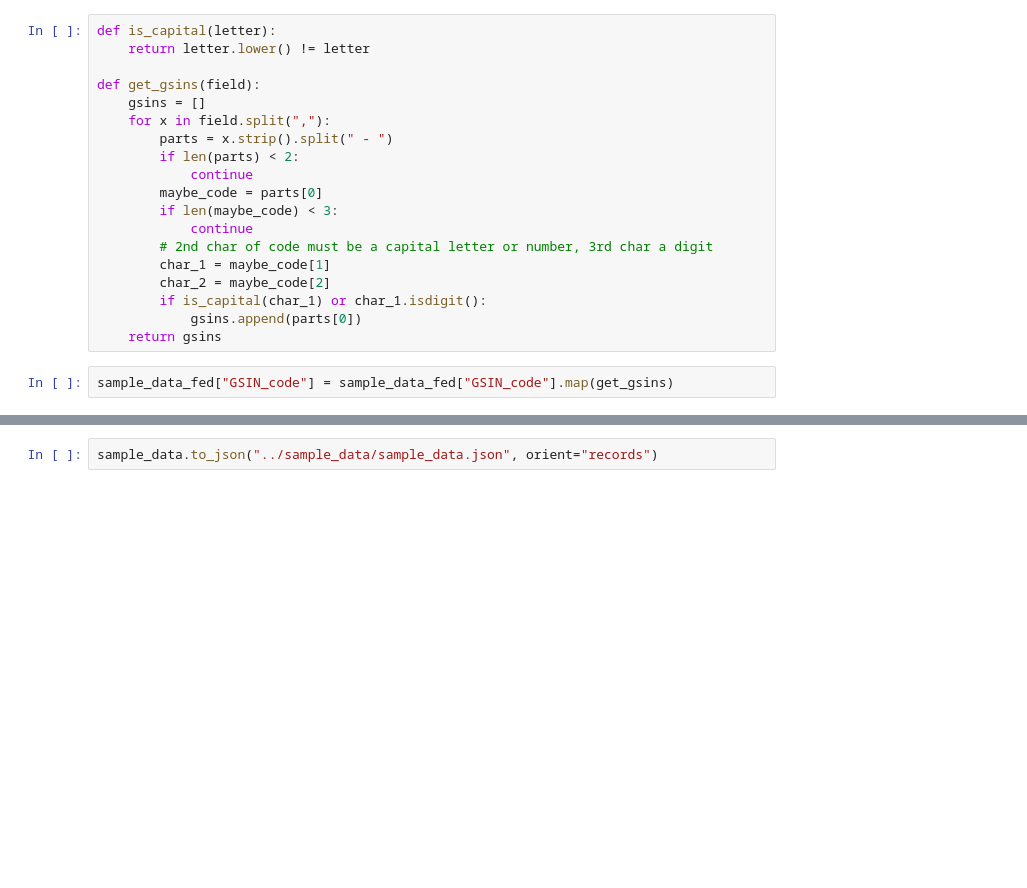
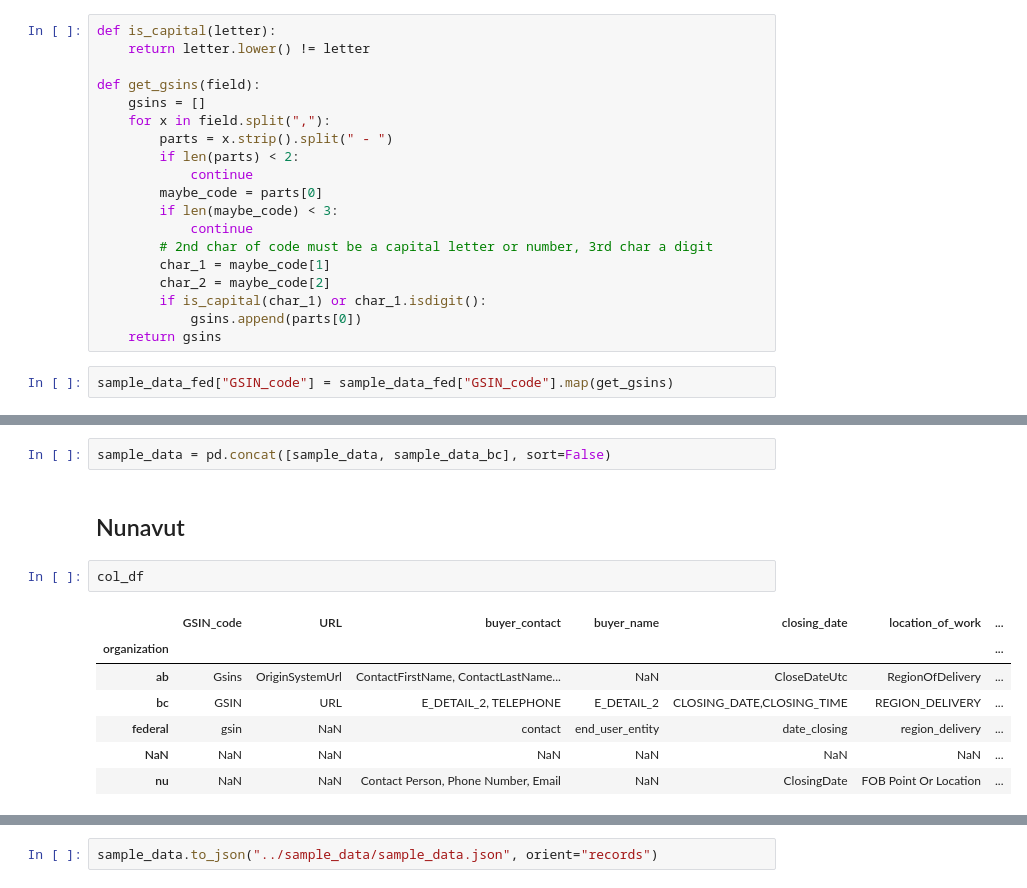
Before and after one commit to cds-snc/single-point-of-access-data, a Jupyter notebook: python/data_wrangling.ipynb, the cells around one changed output, grey strips where cells are left out. Saved outputs shown, nothing was run; the diff lists cells and outputs as text; blank space fills up the shorter version.

```diff
--- a/python/data_wrangling.ipynb
+++ b/python/data_wrangling.ipynb
@@ -138,0 +160,14 @@ sample_data.index = range(len(sample_data))
+# %%
+sample_data = pd.concat([sample_data, sample_data_bc], sort=False)
+# %% [markdown]
+## Nunavut
+# %%
+col_df
+# %% [output]
+|  | GSIN_code | URL | buyer_contact | buyer_name | closing_date | location_of_work | ... |
+| organization |  |  |  |  |  |  | ... |
+| ab | Gsins | OriginSystemUrl | ContactFirstName, ContactLastName... | NaN | CloseDateUtc | RegionOfDelivery | ... |
+| bc | GSIN | URL | E_DETAIL_2, TELEPHONE | E_DETAIL_2 | CLOSING_DATE,CLOSING_TIME | REGION_DELIVERY | ... |
+| federal | gsin | NaN | contact | end_user_entity | date_closing | region_delivery | ... |
+| NaN | NaN | NaN | NaN | NaN | NaN | NaN | ... |
+| nu | NaN | NaN | Contact Person, Phone Number, Email | NaN | ClosingDate | FOB Point Or Location | ... |
```
Also changed, not shown: parts of 16 cells of this notebook, 6 other files.
